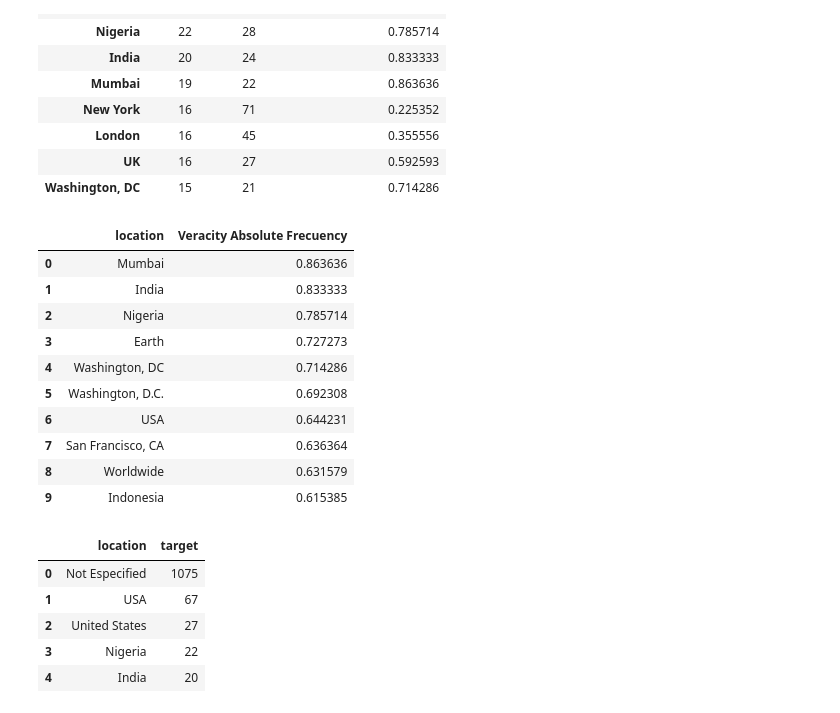
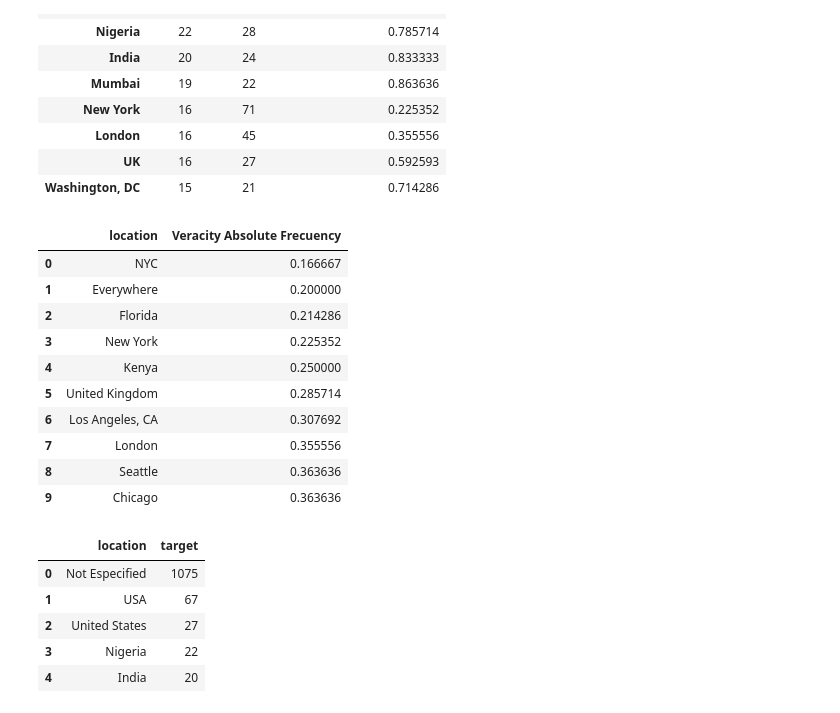
Before and after one commit to RiedelNicolas/TP1-Organizacion-de-Datos, a Jupyter notebook: Hugo.ipynb, the cells around one changed output. Saved outputs shown, nothing was run; the diff lists cells and outputs as text; code cells hidden in the pictures.

```diff
--- a/Hugo.ipynb
+++ b/Hugo.ipynb
@@ -88,24 +88,24 @@ tweets_by_loc.head(10)
 # %%
 cuantity_mean = tweets_by_loc['cuantity'].mean()
 has_more_tweets_than_cuantity_mean = (tweets_by_loc['cuantity'] > 10)
 tweets_frecuency_by_loc = tweets_by_loc[has_more_tweets_than_cuantity_mean]
 del tweets_frecuency_by_loc['target']
 del tweets_frecuency_by_loc['cuantity']
-tweets_frecuency_by_loc = tweets_frecuency_by_loc.sort_values('Veracity Absolute Frecuency', ascending =False)
+tweets_frecuency_by_loc = tweets_frecuency_by_loc.sort_values('Veracity Absolute Frecuency', ascending =True)
 tweets_frecuency_by_loc = tweets_frecuency_by_loc.reset_index()
 tweets_frecuency_by_loc.head(10)
 # %% [output]
 |  | location | Veracity Absolute Frecuency |
-| 0 | Mumbai | 0.863636 |
-| 1 | India | 0.833333 |
-| 2 | Nigeria | 0.785714 |
-| 3 | Earth | 0.727273 |
-| 4 | Washington, DC | 0.714286 |
-| 5 | Washington, D.C. | 0.692308 |
-| 6 | USA | 0.644231 |
-| 7 | San Francisco, CA | 0.636364 |
-| 8 | Worldwide | 0.631579 |
-| 9 | Indonesia | 0.615385 |
+| 0 | NYC | 0.166667 |
+| 1 | Everywhere | 0.200000 |
+| 2 | Florida | 0.214286 |
+| 3 | New York | 0.225352 |
+| 4 | Kenya | 0.250000 |
+| 5 | United Kingdom | 0.285714 |
+| 6 | Los Angeles, CA | 0.307692 |
+| 7 | London | 0.355556 |
+| 8 | Seattle | 0.363636 |
+| 9 | Chicago | 0.363636 |
 # %%
 del tweets_by_loc['Veracity Absolute Frecuency']
 del tweets_by_loc['cuantity']
```
Also changed, not shown: parts of 5 cells of this notebook.
